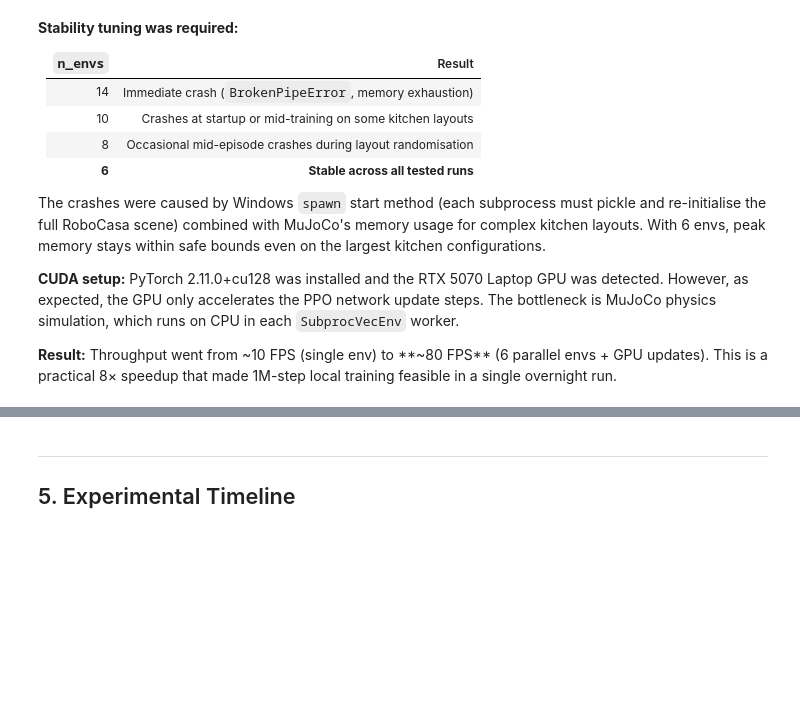
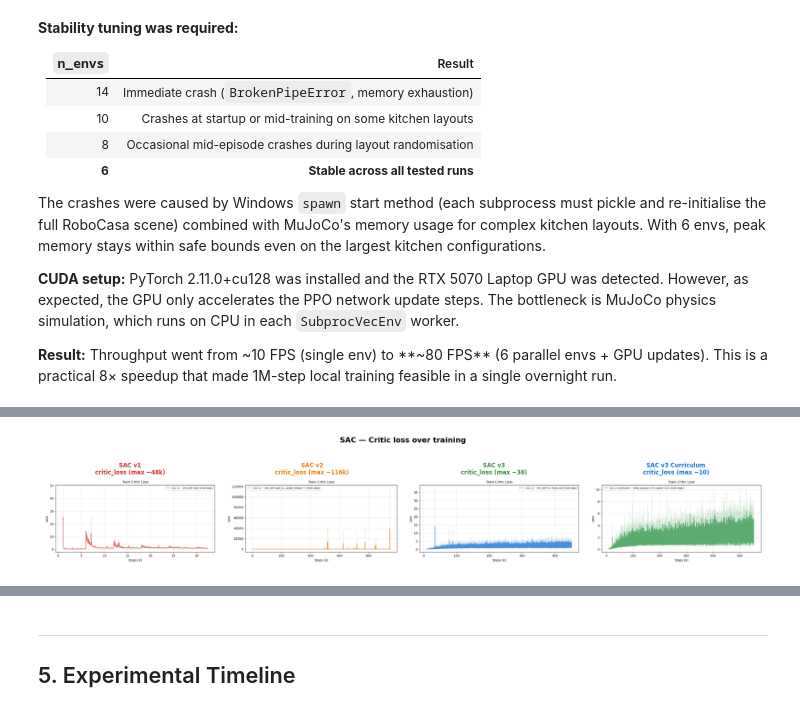
Before and after one commit to YiZeems/robocasa-project-B, a Jupyter notebook: report_analysis.ipynb, the cells around one changed output, grey strips where cells are left out. Cells and saved outputs as stored; diff of their text form; code cells hidden in the pictures; blank space fills up the shorter version.

```diff
--- a/report_analysis.ipynb
+++ b/report_analysis.ipynb
@@ -812,0 +831,32 @@ that each required a targeted fix.
+# %%
+#  SAC curves: critic_loss over training
+import matplotlib.pyplot as plt
+import matplotlib.image as mpimg
+import os
+
+RUNS = ["v1", "v2", "v3", "v3_curriculum"]
+LABELS = ["SAC v1\ncritic_loss (max ~48k)", "SAC v2\ncritic_loss (max ~116k)",
+          "SAC v3\ncritic_loss (max ~38)", "SAC v3 Curriculum\ncritic_loss (max ~10)"]
+COLORS = ["#d32f2f", "#f57c00", "#388e3c", "#1976d2"]
+
+fig, axes = plt.subplots(1, 4, figsize=(18, 4))
+fig.suptitle("SAC — Critic loss over training",
+             fontsize=13, fontweight="bold")
+
+for ax, run, label, color in zip(axes, RUNS, LABELS, COLORS):
+    path = f"figures/sac/run_sac_{run}_mlflow_train_critic_loss.png"
+    if os.path.exists(path):
+        img = mpimg.imread(path)
+        ax.imshow(img)
+        ax.axis("off")
+        ax.set_title(label, fontsize=10, color=color, fontweight="bold")
+    else:
+        ax.text(0.5, 0.5, f"No data\n{run}", ha="center", va="center",
+                transform=ax.transAxes, fontsize=10)
+        ax.axis("off")
+
+plt.tight_layout()
+plt.savefig("figures/sac/overview_critic_loss.png", dpi=120, bbox_inches="tight")
+plt.show()
+# %% [output]
+[figure, added]
```
Also changed, not shown: parts of 51 cells of this notebook, 23 other files.
